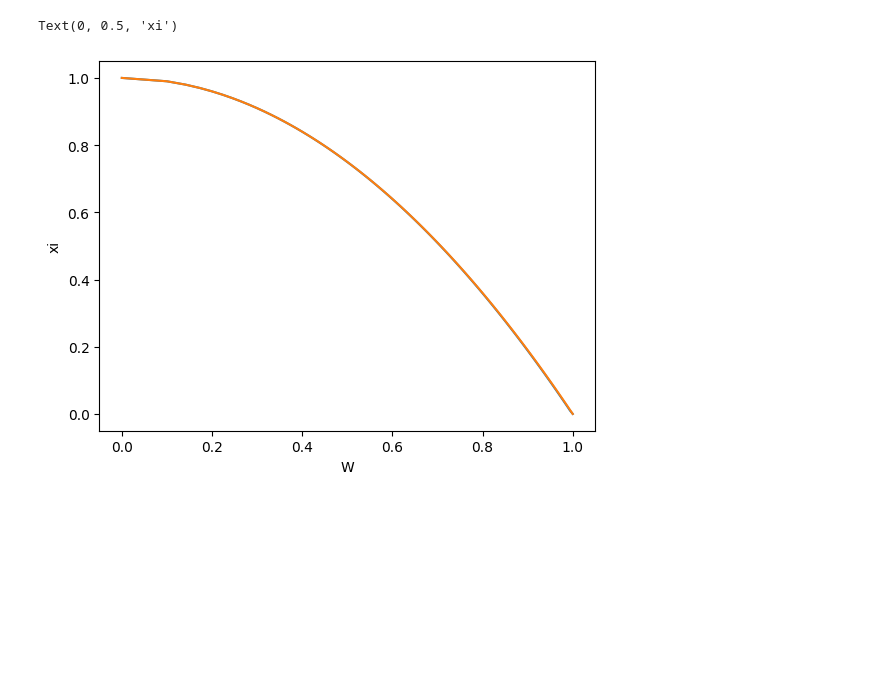
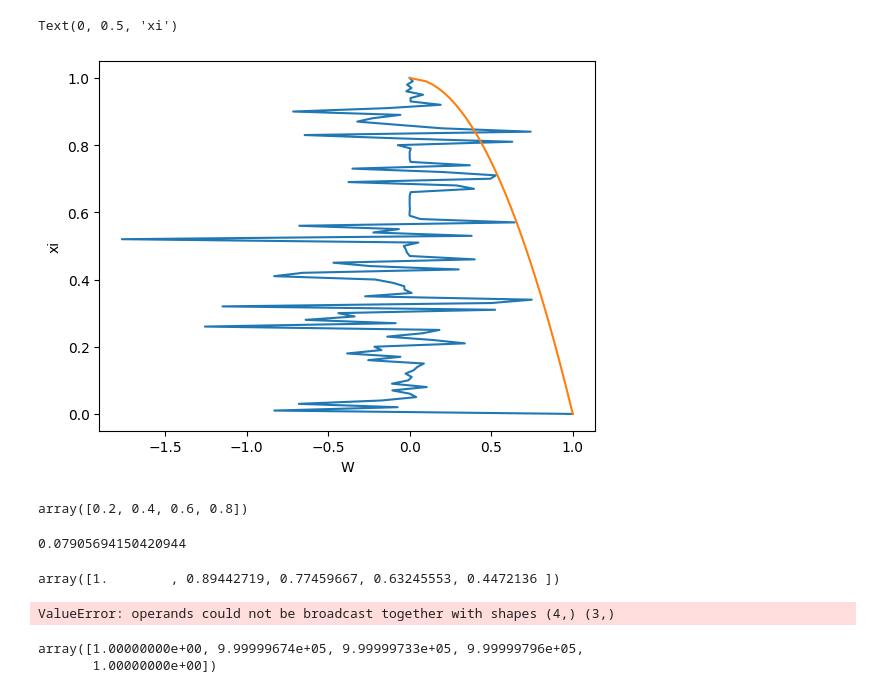
Before and after one commit to dashadem/CO2lovers, a Jupyter notebook: nonlinear.ipynb, the cells around one changed output. Drawn from its saved outputs; the diff is of its cells as text; code cells hidden in the pictures; blank space fills up the shorter version.

```diff
--- a/nonlinear.ipynb
+++ b/nonlinear.ipynb
@@ -8,47 +8,60 @@ N = 101
 xi = np.linspace(0,1,N)
 h = 1/(N-1)
 W0 = np.sqrt(1 - xi)
-g = 1
+g = 4
 v0 = W0[N-2]**2*W0[N-3]/g/2/h
-t = 10**(-5)
+t = 10**(-6)
 # %%
 v_prev = v0.copy()
 W_prev = W0.copy()
 eps = 1
+eps_v = 1
 gs = []
 ts = []
 
-for j in range(100000):
+n_t = 10**4
+psi0 = np.empty(n_t+1)
+psi0[0] = - ((W0[0] + W0[1])/2)**3/g*(-W0[0] + W0[1])/h
+t0 = 10**(-3)
+time = [t0]
+
+for j in range(n_t):
     # gs.append(g)
     # ts.append(j*t)
-    while(eps > 10**(-2)):
-        a1 = np.zeros(N-1)
-        a1[1:-1] = - v_prev/g*xi[1:-2]/2/h - 1/(g*h)**2*((W_prev[1:-2] + W_prev[2:-1])/2)**3
+    while(eps_v > 10**(-3)):
+        while(eps > 10**(-3)):
 
-        a0 = np.ones(N)
-        a0[1:-1] = 1/t + 1/(g*h)**2*((W_prev[1:N-1] + W_prev[2:])/2)**3 - 1/(g*h)**2*((W_prev[0:N-2] + W_prev[1:N-1])/2)**3
+            a1 = np.zeros(N-1)
+            a1[1:-1] = - v_prev/g*xi[1:-2]/2/h - 1/(g*h)**2*((W_prev[1:-2] + W_prev[2:-1])/2)**3
 
-        a_1 = np.zeros(N-1)
-        a_1[:-1] = v_prev/g*xi[1:-1]/2/h + 1/(g*h)**2*((W_prev[:-2] + W_prev[1:-1])/2)**3
+            a0 = np.ones(N)
+            a0[1:-1] = 1/t + 1/(g*h)**2*((W_prev[1:N-1] + W_prev[2:])/2)**3 - 1/(g*h)**2*((W_prev[0:N-2] + W_prev[1:N-1])/2)**3
 
-        f = np.zeros(N)
-        f[0] = 1
-        f[-1] = 0
-        f[1:-1] = W_prev[1:-1]/t
-        k = [a_1,a0, a1]
-        offset = [-1,0,1]
-        A = diags(k,offset, format = 'csr')
-        W = spsolve(A, f)
-        eps = np.sqrt(((W - W_prev)**2).mean())
-        W_prev = W.copy()
-    v_prev = W_prev[N-2]**2*W_prev[N-3]/g/2/h
+            a_1 = np.zeros(N-1)
+            a_1[:-1] = v_prev/g*xi[1:-1]/2/h - 1/(g*h)**2*((W_prev[:-2] + W_prev[1:-1])/2)**3
+
+            f = np.zeros(N)
+            f[0] = 1
+            f[-1] = 0
+            f[1:-1] = W_prev[1:-1]/t
+            k = [a_1,a0, a1]
+            offset = [-1,0,1]
+            A = diags(k,offset, format = 'csr')
+            W = spsolve(A, f)
+            eps = np.sqrt(((W - W_prev)**2).mean())
+            W_prev = W.copy()
+        v = W_prev[N-2]**2*W_prev[N-3]/g/2/h
+        eps_v = np.abs(v - v_prev)
+        v_prev = v.copy()
     g = g + v_prev*t
+    time.append(time[j] + t)
+    psi0[j+1] = - ((W[0] + W[1])/2)**3/g*(-W[0] + W[1])/h
 
 plt.figure()
 plt.plot(W_prev, xi)
 plt.plot(W0, xi)
 plt.xlabel('W')
 plt.ylabel('xi')
 # %% [output]
 Text(0, 0.5, 'xi')
-[figure, old version]
+[figure, new version]
@@ -54,0 +76,12 @@ Text(0, 0.5, 'xi')
+# %%
+xi
+# %% [output]
+array([0.2, 0.4, 0.6, 0.8])
+# %%
+v0
+# %% [output]
+0.07905694150420944
+# %%
+W0
+# %% [output]
+array([1.        , 0.89442719, 0.77459667, 0.63245553, 0.4472136 ])
@@ -54,0 +114,11 @@ Text(0, 0.5, 'xi')
+# %%
+f = np.ones(N)
+f[1:-1] = b*xi[1:-1]*(W0[2:] - W0[:-2]) + a*(k[1:-1]*(W0[2:] - W0[1:-1]) - k[:-2]*(W0[1:-1] - W0[:-2]))
+f[-1] = b*xi[-1]*(-W0[-1]) + a*(k[-1]*(-W0[-1]) - k[-2]*(W0[-1] - W0[-2]))
+# %% [output]
+ValueError: operands could not be broadcast together with shapes (4,) (3,)
+# %%
+a0
+# %% [output]
+array([1.00000000e+00, 9.99999674e+05, 9.99999733e+05, 9.99999796e+05,
+       1.00000000e+00])
```
Also changed, not shown: parts of 10 cells of this notebook.
